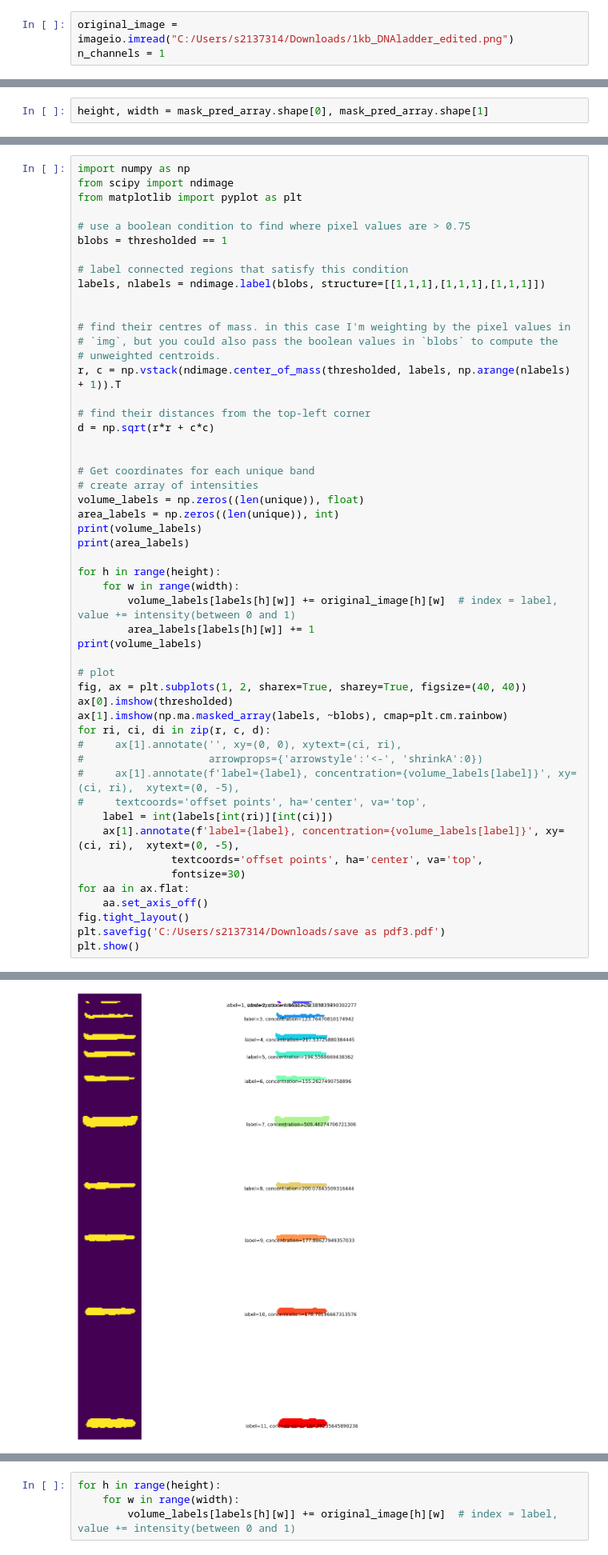
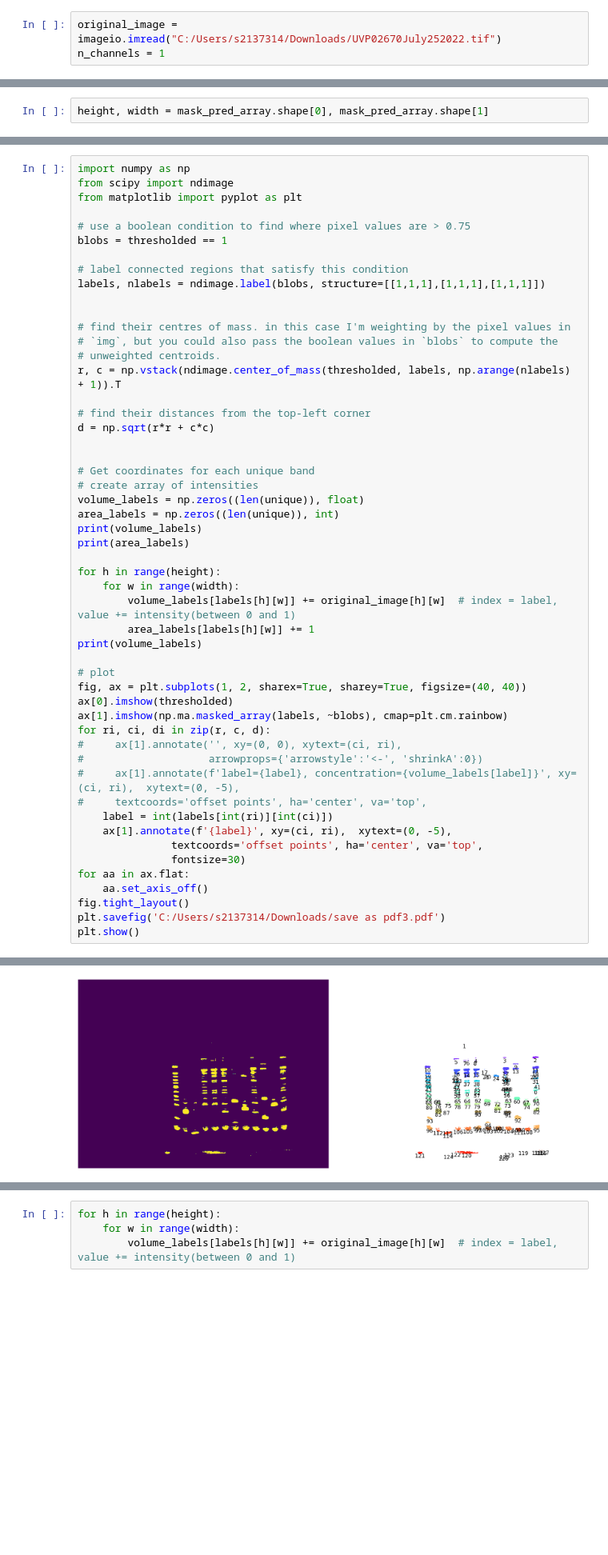
Before and after one commit to mattaq31/GelGenie, a Jupyter notebook: backend/segmentation/Mask_Prediction_Threshold_Wateshed.ipynb, the cells around one changed output, grey strips where cells are left out. Shown at 80% size. Drawn from its saved outputs; the diff is of its cells as text; blank space fills up the shorter version.

```diff
--- a/backend/segmentation/Mask_Prediction_Threshold_Wateshed.ipynb
+++ b/backend/segmentation/Mask_Prediction_Threshold_Wateshed.ipynb
@@ -171,7 +171,7 @@ print(measured_ratios)
 # %% [markdown]
 # Test on model gel image
 # %%
-original_image = imageio.imread("C:/Users/s2137314/Downloads/1kb_DNAladder_edited.png")
+original_image = imageio.imread("C:/Users/s2137314/Downloads/UVP02670July252022.tif")
 n_channels = 1
 # %%
 # Converting to desired number of channels
@@ -310,7 +310,7 @@ for ri, ci, di in zip(r, c, d):
 #     ax[1].annotate(f'label={label}, concentration={volume_labels[label]}', xy=(ci, ri),  xytext=(0, -5),
 #     textcoords='offset points', ha='center', va='top',
     label = int(labels[int(ri)][int(ci)])
-    ax[1].annotate(f'label={label}, concentration={volume_labels[label]}', xy=(ci, ri),  xytext=(0, -5),
+    ax[1].annotate(f'{label}', xy=(ci, ri),  xytext=(0, -5),
                textcoords='offset points', ha='center', va='top',
                fontsize=30)
 for aa in ax.flat:
@@ -327 +339 @@ plt.show()
-[figure, old version]
+[figure, new version]
```
Also changed, not shown: parts of 19 cells of this notebook, 3 other files.
